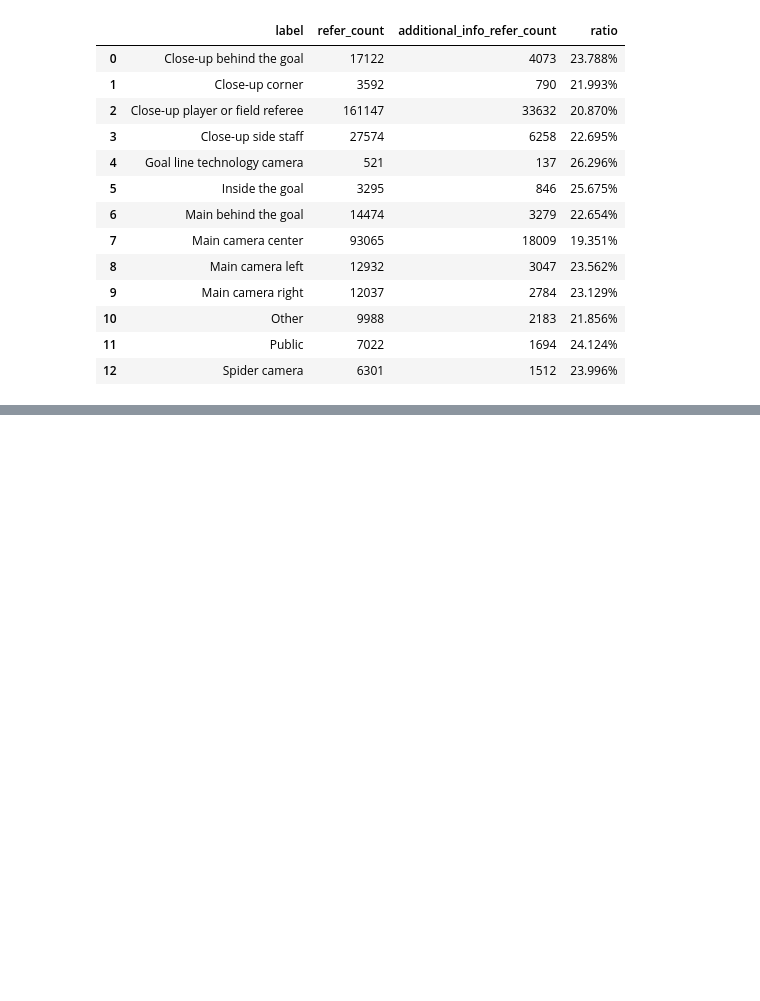
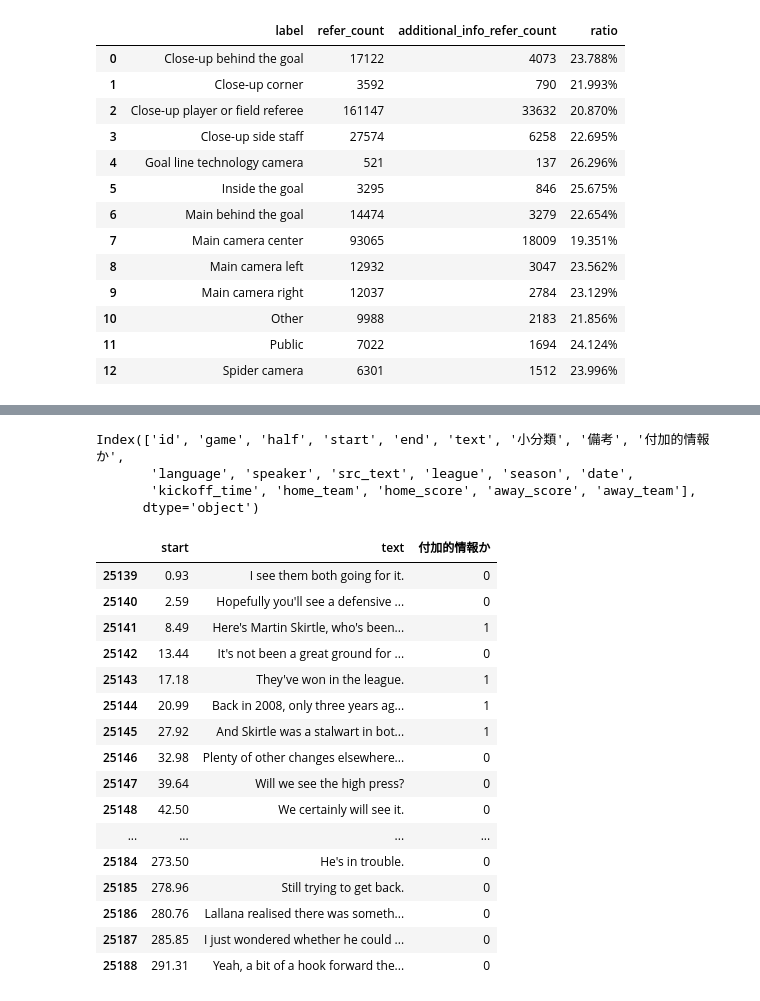
Before and after one commit to zaemon1251-hesty/soccer-bg-script, a Jupyter notebook: notebook/explore_scbi-v2.ipynb, the cells around one changed output, grey strips where cells are left out. Cells and saved outputs as stored; diff of their text form; code cells hidden in the pictures; blank space fills up the shorter version.

```diff
--- a/notebook/explore_scbi-v2.ipynb
+++ b/notebook/explore_scbi-v2.ipynb
@@ -1674,0 +1697,31 @@ label_ratio_around_event(scbi_df, camera_df, 15, 15, label_type="camera")
+# %%
+scbi_df.columns
+# %% [output]
+Index(['id', 'game', 'half', 'start', 'end', 'text', '小分類', '備考', '付加的情報か',
+       'language', 'speaker', 'src_text', 'league', 'season', 'date',
+       'kickoff_time', 'home_team', 'home_score', 'away_score', 'away_team'],
+      dtype='object')
+# %%
+example_dialogue_game = "england_epl/2015-2016/2015-10-31 - 15-45 Chelsea 1 - 3 Liverpool"
+example_dialogue_game = "england_epl/2015-2016/2015-11-21 - 20-30 Manchester City 1 - 4 Liverpool"
+# %%
+pd.set_option('display.max_colwidth', None)
+scbi_df.loc[scbi_df["game"] == example_dialogue_game, ["start", "text", "付加的情報か"]].head(50)
+# %% [output]
+|  | start | text | 付加的情報か |
+| 25139 | 0.93 | I see them both going for it. | 0 |
+| 25140 | 2.59 | Hopefully you'll see a defensive ... | 0 |
+| 25141 | 8.49 | Here's Martin Skirtle, who's been... | 1 |
+| 25142 | 13.44 | It's not been a great ground for ... | 0 |
+| 25143 | 17.18 | They've won in the league. | 1 |
+| 25144 | 20.99 | Back in 2008, only three years ag... | 1 |
+| 25145 | 27.92 | And Skirtle was a stalwart in bot... | 1 |
+| 25146 | 32.98 | Plenty of other changes elsewhere... | 0 |
+| 25147 | 39.64 | Will we see the high press? | 0 |
+| 25148 | 42.50 | We certainly will see it. | 0 |
+| ... | ... | ... | ... |
+| 25184 | 273.50 | He's in trouble. | 0 |
+| 25185 | 278.96 | Still trying to get back. | 0 |
+| 25186 | 280.76 | Lallana realised there was someth... | 0 |
+| 25187 | 285.85 | I just wondered whether he could ... | 0 |
+| 25188 | 291.31 | Yeah, a bit of a hook forward the... | 0 |
```
Also changed, not shown: parts of 4 cells of this notebook.
